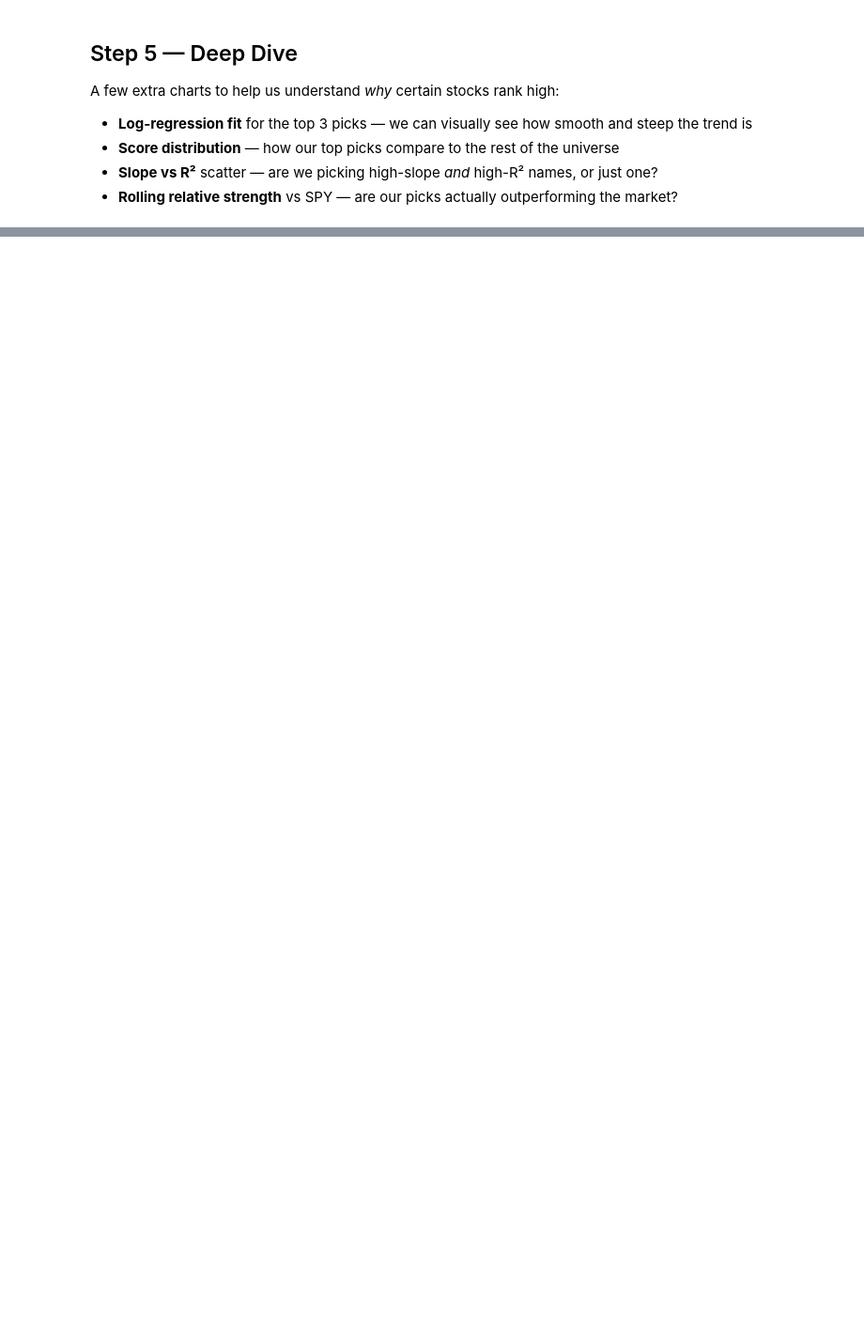
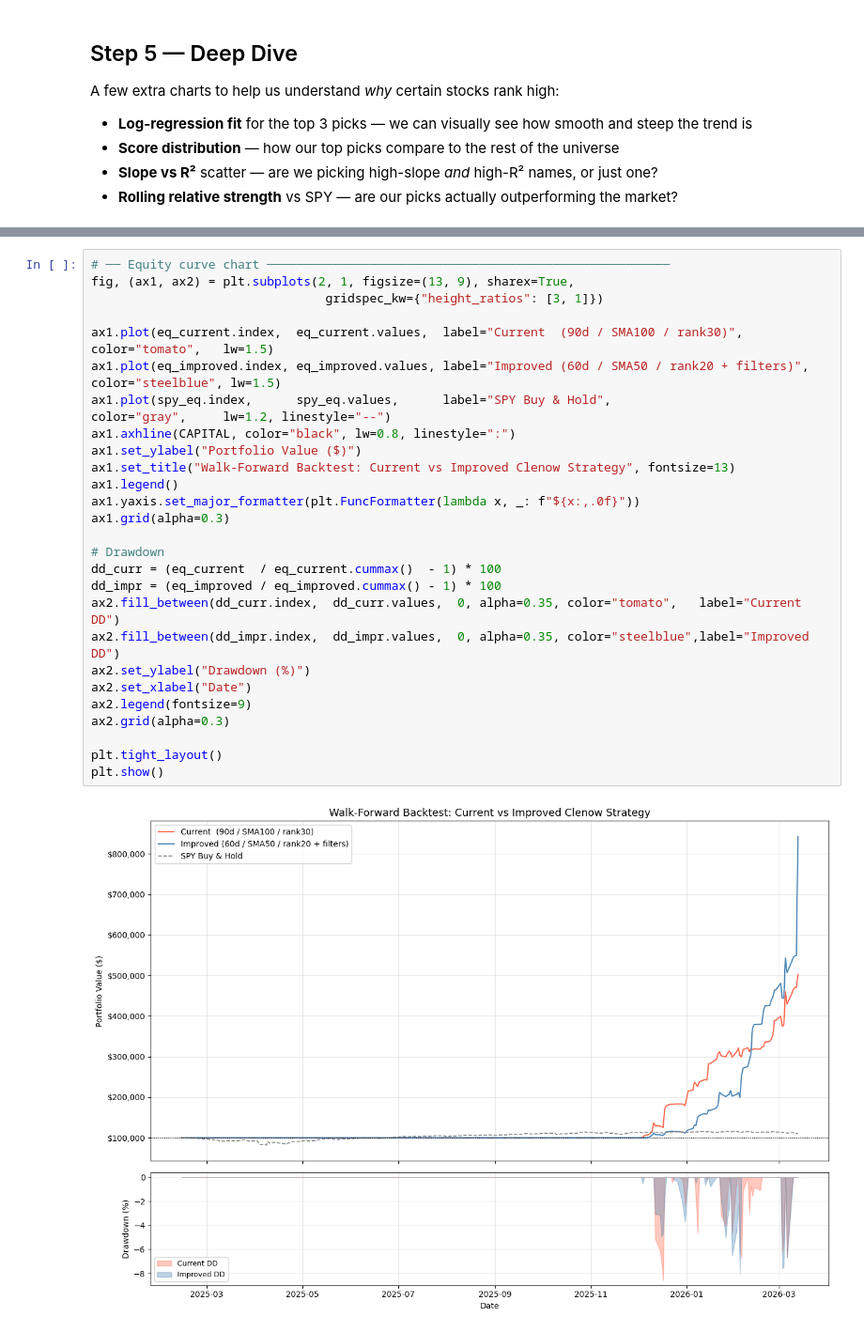
Before and after one commit to Shazil10/alpaca-paper-trader, a Jupyter notebook: analysis/strategies/momentum/clenow_trend.ipynb, the cells around one changed output, grey strips where cells are left out. Shown at 94% size. Cells and saved outputs as stored; diff of their text form; blank space fills up the shorter version.

```diff
--- a/analysis/strategies/momentum/clenow_trend.ipynb
+++ b/analysis/strategies/momentum/clenow_trend.ipynb
@@ -542,0 +985,29 @@ Exit days per symbol (last 5 trading days):
+# %%
+# ── Equity curve chart ───────────────────────────────────────────────────────
+fig, (ax1, ax2) = plt.subplots(2, 1, figsize=(13, 9), sharex=True,
+                                gridspec_kw={"height_ratios": [3, 1]})
+
+ax1.plot(eq_current.index,  eq_current.values,  label="Current  (90d / SMA100 / rank30)",  color="tomato",   lw=1.5)
+ax1.plot(eq_improved.index, eq_improved.values, label="Improved (60d / SMA50 / rank20 + filters)", color="steelblue", lw=1.5)
+ax1.plot(spy_eq.index,      spy_eq.values,      label="SPY Buy & Hold",                     color="gray",     lw=1.2, linestyle="--")
+ax1.axhline(CAPITAL, color="black", lw=0.8, linestyle=":")
+ax1.set_ylabel("Portfolio Value ($)")
+ax1.set_title("Walk-Forward Backtest: Current vs Improved Clenow Strategy", fontsize=13)
+ax1.legend()
+ax1.yaxis.set_major_formatter(plt.FuncFormatter(lambda x, _: f"${x:,.0f}"))
+ax1.grid(alpha=0.3)
+
+# Drawdown
+dd_curr = (eq_current  / eq_current.cummax()  - 1) * 100
+dd_impr = (eq_improved / eq_improved.cummax() - 1) * 100
+ax2.fill_between(dd_curr.index,  dd_curr.values,  0, alpha=0.35, color="tomato",   label="Current DD")
+ax2.fill_between(dd_impr.index,  dd_impr.values,  0, alpha=0.35, color="steelblue",label="Improved DD")
+ax2.set_ylabel("Drawdown (%)")
+ax2.set_xlabel("Date")
+ax2.legend(fontsize=9)
+ax2.grid(alpha=0.3)
+
+plt.tight_layout()
+plt.show()
+# %% [output]
+[figure, added]
```
Also changed, not shown: parts of 25 cells of this notebook, 22 other files.
